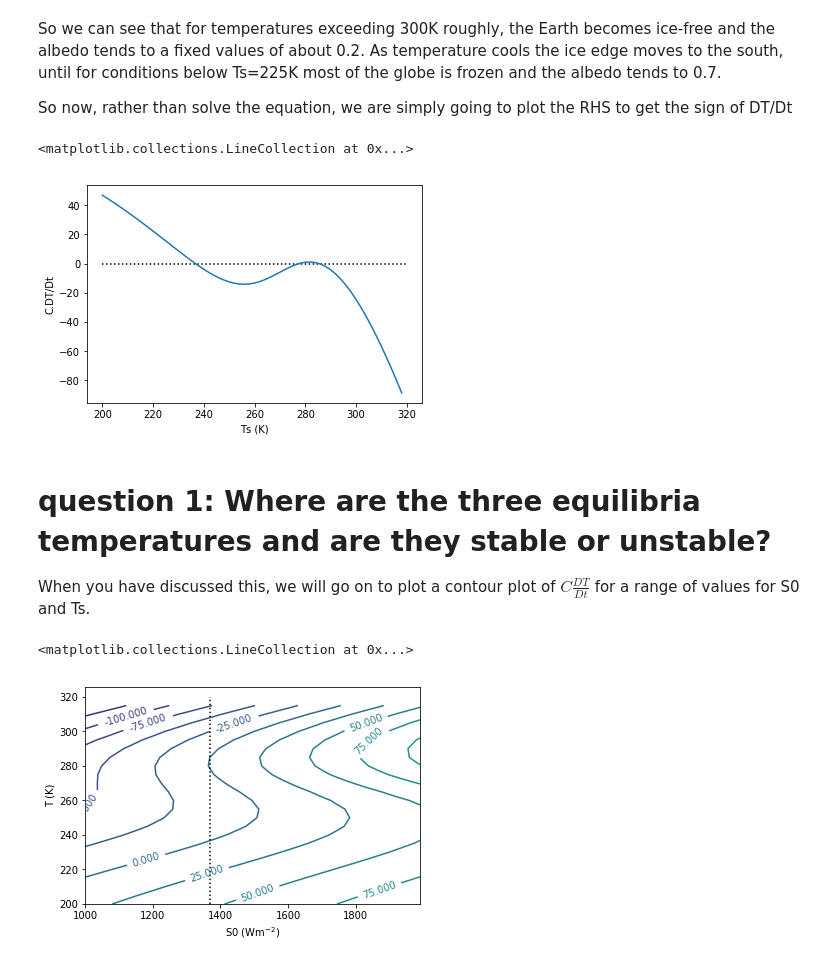
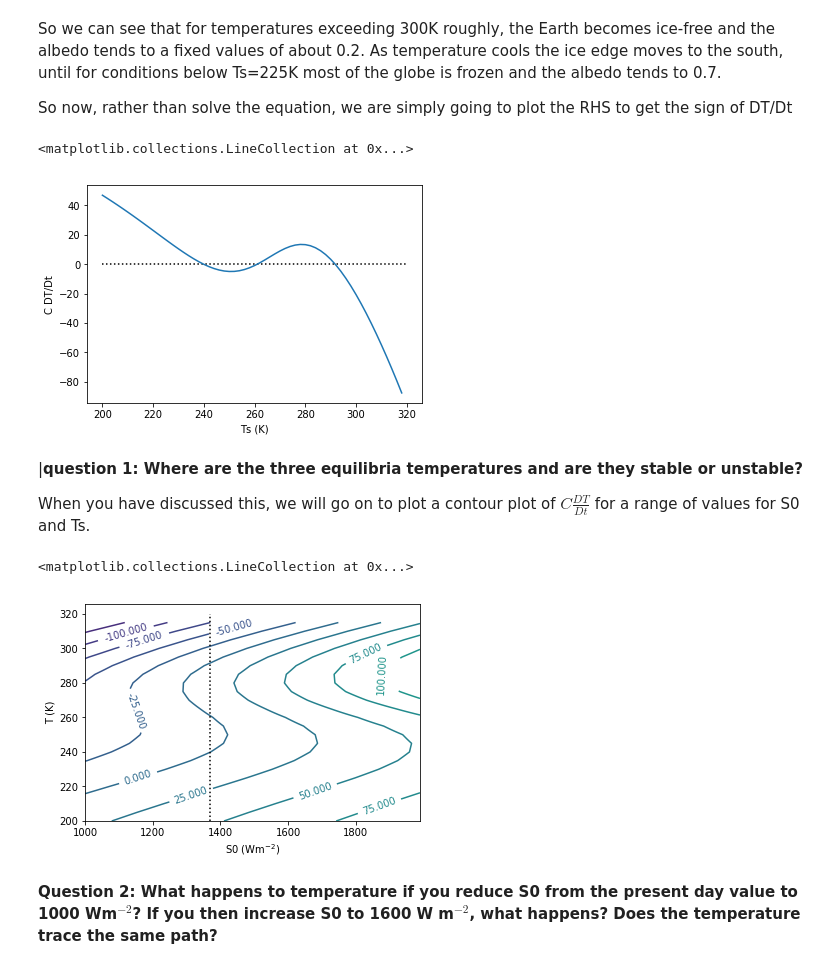
Before and after one commit to llvillanueva/TPA_DIPLOMA_LABS, a Jupyter notebook: ESM_0D_ICEVAPOR/EBM_0D_ice_water.ipynb, the cells around one changed output. Saved outputs shown, nothing was run; the diff lists cells and outputs as text; code cells hidden in the pictures.

```diff
--- a/ESM_0D_ICEVAPOR/EBM_0D_ice_water.ipynb
+++ b/ESM_0D_ICEVAPOR/EBM_0D_ice_water.ipynb
@@ -53,7 +53,7 @@ import numpy as np
 
 def alfa(T):
     """ function for albedo"""
-    albedo=0.45-0.25*np.tanh((T-272)/23)
+    albedo=0.45-0.25*np.tanh((T-268)/23)
     return albedo
 
 # constants needed
@@ -73,40 +73,42 @@ ax.set_ylabel("C DT/Dt")
 ax.hlines(0,200,320,linestyles="dotted")
 # %% [output]
 <matplotlib.collections.LineCollection at 0x...>
-[figure, old version]
+[figure, new version]
 # %% [markdown]
-# question 1: Where are the three equilibria temperatures and are they stable or unstable?
+|**question 1: Where are the three equilibria temperatures and are they stable or unstable?**
 
 When you have discussed this, we will go on to plot a contour plot of $C \frac{DT}{Dt}$ for a range of values for S0 and Ts.
 # %%
 import matplotlib.pyplot as plt
 import numpy as np
 
 def alfa(T):
     """function to calculate albedo"""
-    albedo=0.45-0.25*np.tanh((T-272)/23)
+    albedo=0.45-0.25*np.tanh((T-268)/23)
     return albedo
 
 eps=0.62
 sigma=5.67e-8
 
 
 # define the solar constant array
 S0today=1370
 S0=np.arange(1000,2000,10)
 Ts=np.arange(200,320,5)
 
 T2d=np.tile(Ts,(len(S0),1)).transpose()
 S2d=np.tile(S0,(len(Ts),1))
 DTdt=S2d*(1-alfa(T2d))/4 - eps*sigma*T2d**4
 
 fig,ax=plt.subplots()
 X=ax.contour(S0,Ts,DTdt,levels=np.arange(-200,400,25))
 ax.clabel(X,fontsize=10)
 ax.set_xlabel("S0 (Wm$^{-2}$)")
 ax.set_ylabel("T (K)")
 ax.vlines(S0today,200,320,linestyles="dotted")
 # %% [output]
 <matplotlib.collections.LineCollection at 0x...>
-[figure, old version]
+[figure, new version]
+# %% [markdown]
+**Question 2: What happens to temperature if you reduce S0 from the present day value to 1000 Wm$^{-2}$?  If you then increase S0 to 1600 W m$^{-2}$, what happens?  Does the temperature trace the same path?**
 # %% [markdown]
```
Also changed, not shown: parts of 3 cells of this notebook.
